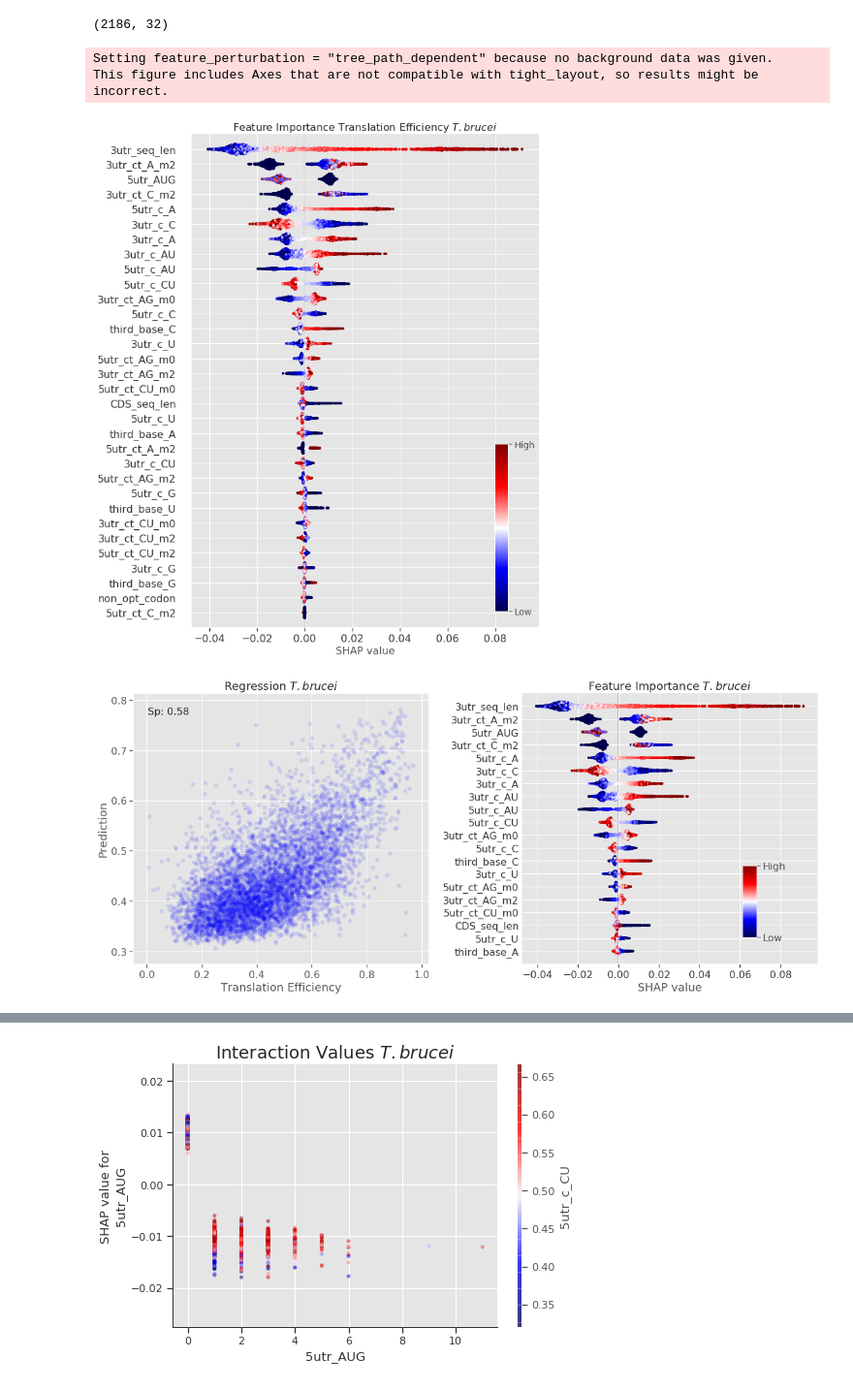
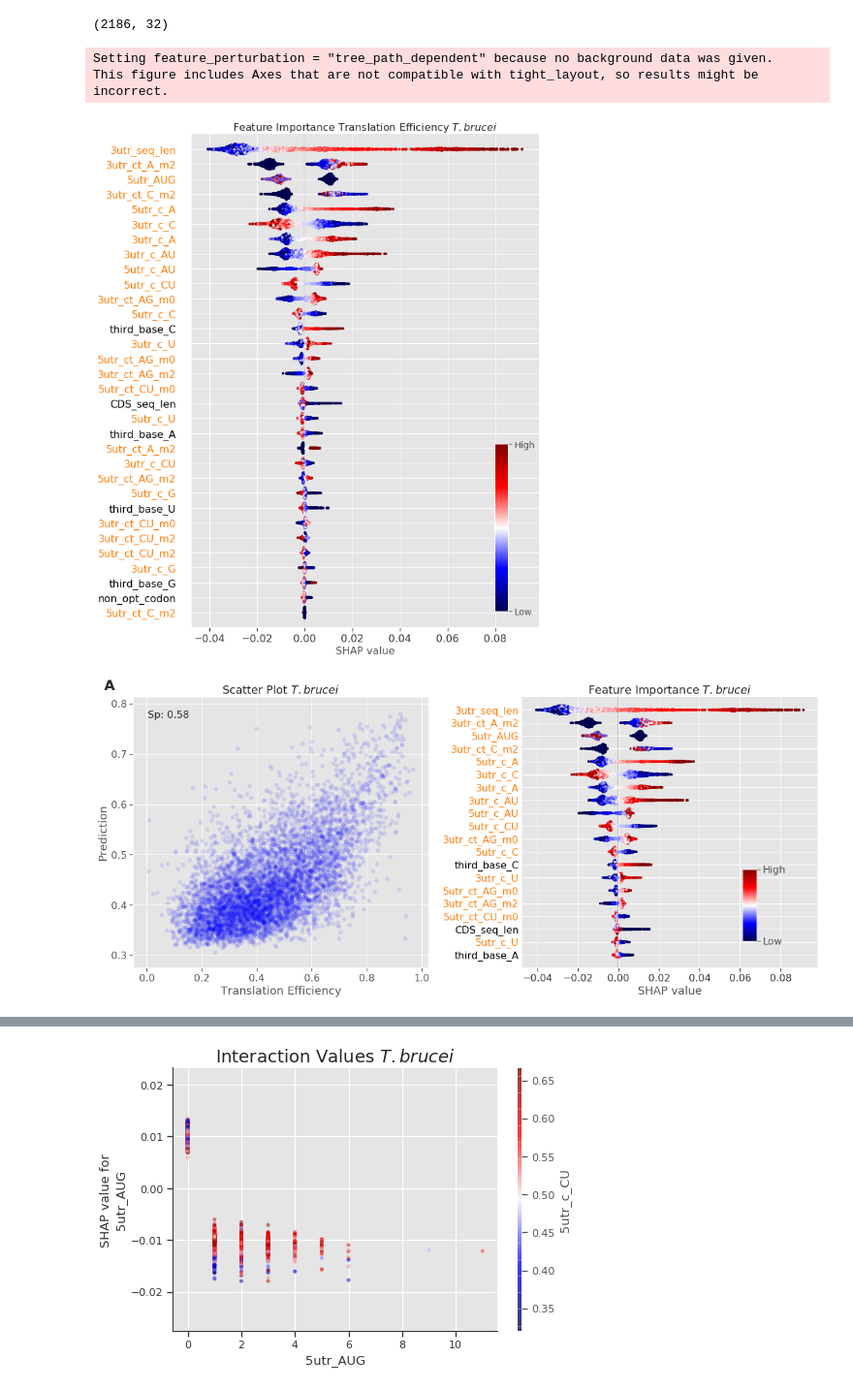
Before and after one commit to mtinti/decoding-gene-expression, a Jupyter notebook: TB/TB.ipynb, the cells around one changed output, grey strips where cells are left out. Shown at 97% size. Drawn from its saved outputs; the diff is of its cells as text; code cells hidden in the pictures.

```diff
--- a/TB/TB.ipynb
+++ b/TB/TB.ipynb
@@ -435,34 +442,37 @@ f = plt.gcf()
 f.set_size_inches(10, 12)
 ax = plt.gca()
 
 # Customize the plot
 plt.title('Feature Importance Translation Efficiency $\it{T. brucei}$', fontsize=16)
 plt.xticks(fontsize=16)
 plt.yticks(fontsize=16)
 plt.xlabel('SHAP value', fontsize=16)
 
 my_cmap = plt.get_cmap('seismic')
 
 # Change the colormap of the artists
 for child in ax.get_children():
     if hasattr(child, "set_cmap"):
         child.set_cmap(my_cmap)
 
 # Create the colorbar and adjust its size
 norm = matplotlib.colors.Normalize(vmin=-1, vmax=1)
 cbar_ax = f.add_axes([0.88, 0.1, 0.03, 0.3])
 cbar = f.colorbar(cm.ScalarMappable(norm=norm, cmap='seismic'), cax=cbar_ax, shrink=0.5)
 cbar.set_ticks([-1, 1])
 cbar.set_ticklabels(['Low', 'High'])
 cbar.ax.tick_params(labelsize=14)
 
+color_yticks_by_patterns(ax, pattern_colors, default_color='black')
+
+
 plt.tight_layout()
 plt.savefig('UTR_seismic_TB_TE.png')
 plt.savefig('UTR_seismic_TB_TE.svg')
 # %% [output]
 Setting feature_perturbation = "tree_path_dependent" because no background data was given.
 This figure includes Axes that are not compatible with tight_layout, so results might be incorrect.
-[figure, old version]
+[figure, new version]
 # %%
 feature_names = [multiple_replace(n) for n in list(X_test.columns)]
 # %%
@@ -481,7 +491,7 @@ axes[0].scatter(all_true_values, all_predictions, c='blue', alpha=0.1)
 abline(all_true_values, all_predictions, axes[0], visualize = ['Sp'])
 axes[0].set_ylabel('Prediction', fontsize=18)
 axes[0].set_xlabel('Translation Efficiency', fontsize=18)
-axes[0].set_title('Regression $\it{T. brucei}$', fontsize=18)
+axes[0].set_title('Scatter Plot $\it{T. brucei}$', fontsize=18)
 axes[0].tick_params(axis='both', labelsize=16)
 
 # Simple seismic colorbar first
@@ -517,8 +527,12 @@ cb.set_ticks([-1, 1])
 cb.set_ticklabels(['Low', 'High'])
 cb.ax.tick_params(labelsize=16)
 
+color_yticks_by_patterns(axes[1], pattern_colors, default_color='black')
+
+fig.text(0.06, 0.9,  'A', fontsize=22, weight='bold')
+
 plt.savefig('Tb_TE.png', bbox_inches='tight', dpi=300)
 plt.savefig('Tb_TE.svg', bbox_inches='tight')
 plt.show()
 # %% [output]
-[figure, old version]
+[figure, new version]
```
Also changed, not shown: parts of 21 cells of this notebook, 14 other files.
